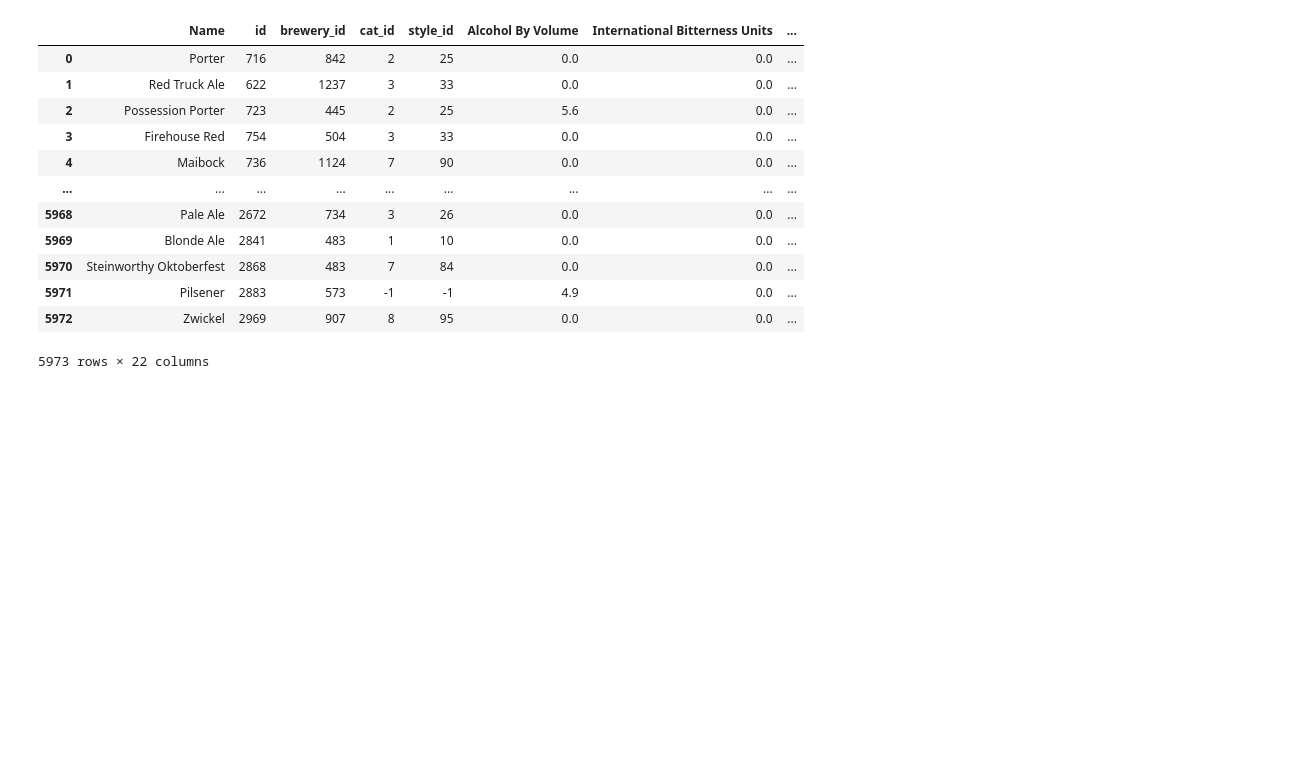
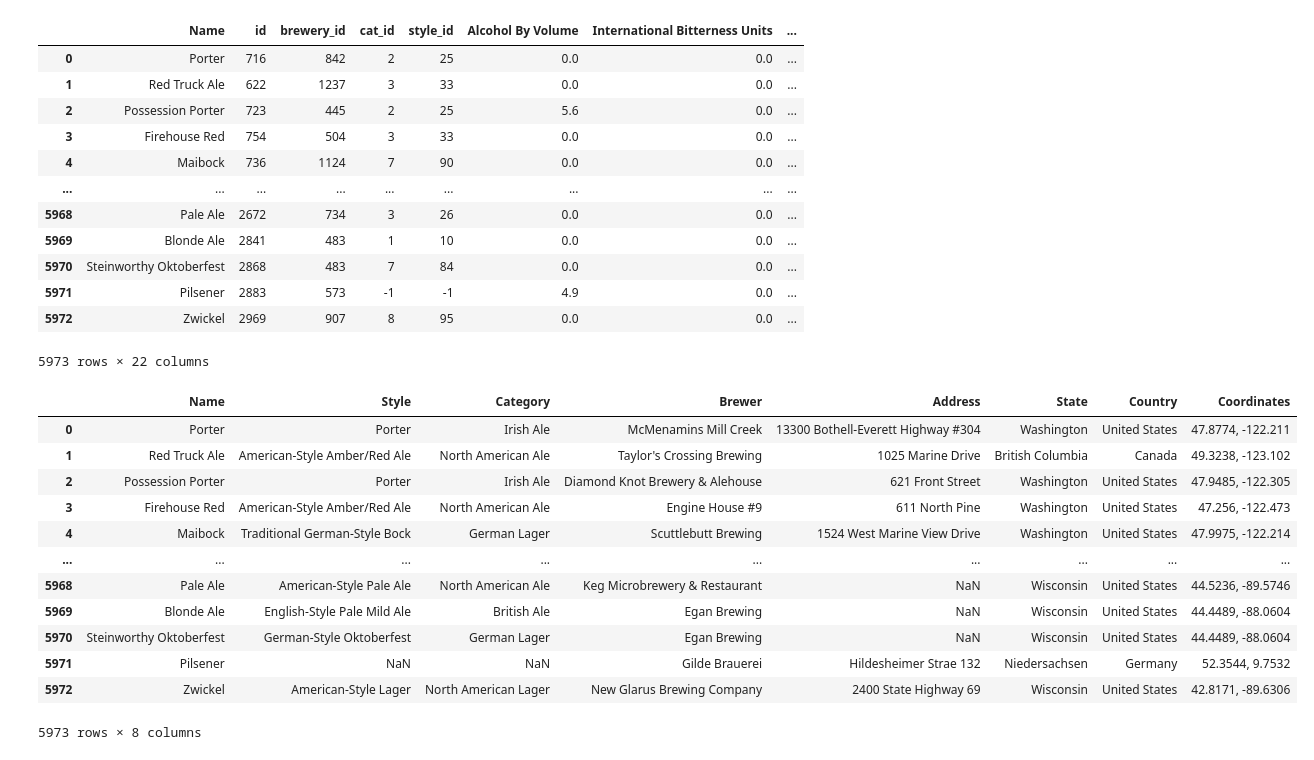
Before and after one commit to a-prospero/strange_brew, a Jupyter notebook: beer_style.ipynb, the cells around one changed output. Drawn from its saved outputs; the diff is of its cells as text; code cells hidden in the pictures; blank space fills up the shorter version.

```diff
--- a/beer_style.ipynb
+++ b/beer_style.ipynb
@@ -21,5 +21,26 @@ df
 | 5971 | Pilsener | 2883 | 573 | -1 | -1 | 4.9 | 0.0 | ... |
 | 5972 | Zwickel | 2969 | 907 | 8 | 95 | 0.0 | 0.0 | ... |
 5973 rows × 22 columns
+# %%
+#Eliminate fluff
+full_data = df[['Name', 'Style', 'Category', 'Brewer', 'Address', 'State', 'Country', 'Coordinates']]
+full_data
+
+full_data = pd.DataFrame(full_data)
+full_data
+# %% [output]
+|  | Name | Style | Category | Brewer | Address | State | Country | Coordinates |
+| 0 | Porter | Porter | Irish Ale | McMenamins Mill Creek | 13300 Bothell-Everett Highway #304 | Washington | United States | 47.8774, -122.211 |
+| 1 | Red Truck Ale | American-Style Amber/Red Ale | North American Ale | Taylor's Crossing Brewing | 1025 Marine Drive | British Columbia | Canada | 49.3238, -123.102 |
+| 2 | Possession Porter | Porter | Irish Ale | Diamond Knot Brewery & Alehouse | 621 Front Street | Washington | United States | 47.9485, -122.305 |
+| 3 | Firehouse Red | American-Style Amber/Red Ale | North American Ale | Engine House #9 | 611 North Pine | Washington | United States | 47.256, -122.473 |
+| 4 | Maibock | Traditional German-Style Bock | German Lager | Scuttlebutt Brewing | 1524 West Marine View Drive | Washington | United States | 47.9975, -122.214 |
+| ... | ... | ... | ... | ... | ... | ... | ... | ... |
+| 5968 | Pale Ale | American-Style Pale Ale | North American Ale | Keg Microbrewery & Restaurant | NaN | Wisconsin | United States | 44.5236, -89.5746 |
+| 5969 | Blonde Ale | English-Style Pale Mild Ale | British Ale | Egan Brewing | NaN | Wisconsin | United States | 44.4489, -88.0604 |
+| 5970 | Steinworthy Oktoberfest | German-Style Oktoberfest | German Lager | Egan Brewing | NaN | Wisconsin | United States | 44.4489, -88.0604 |
+| 5971 | Pilsener | NaN | NaN | Gilde Brauerei | Hildesheimer Strae 132 | Niedersachsen | Germany | 52.3544, 9.7532 |
+| 5972 | Zwickel | American-Style Lager | North American Lager | New Glarus Brewing Company | 2400 State Highway 69 | Wisconsin | United States | 42.8171, -89.6306 |
+5973 rows × 8 columns
 # %%
 #Rename Columns
```
Also changed, not shown: parts of 8 cells of this notebook, 1 other file.
